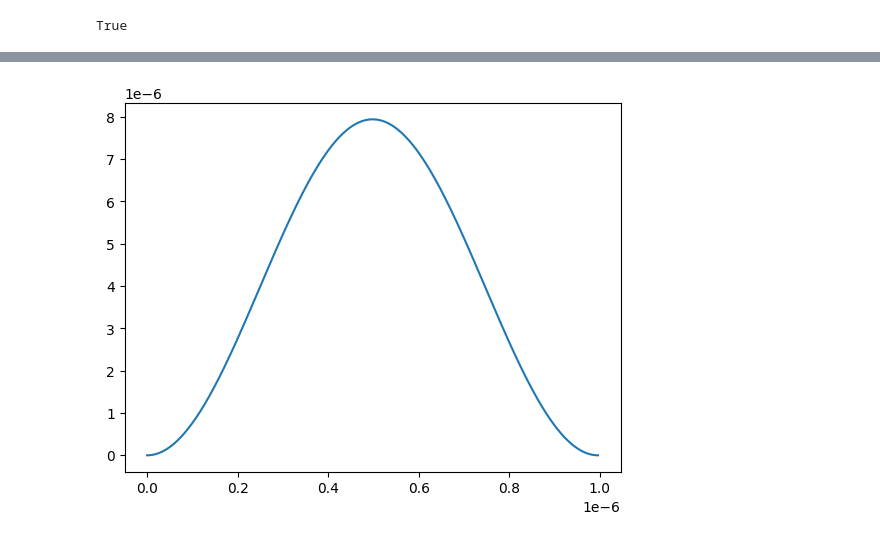
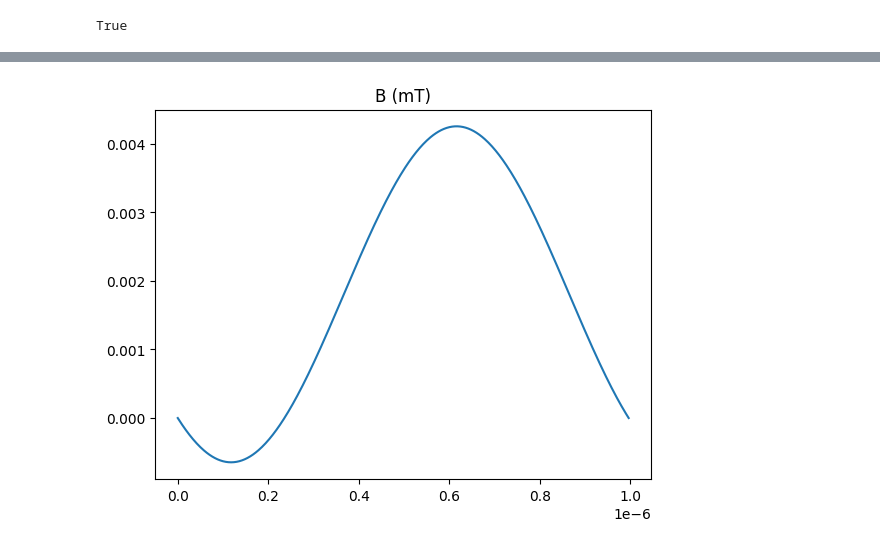
Before and after one commit to mainCSG/QuantumDotControl, a Jupyter notebook: optimal_control/optimal_unitary.ipynb, the cells around one changed output, grey strips where cells are left out. Saved outputs shown, nothing was run; the diff lists cells and outputs as text; code cells hidden in the pictures.

```diff
--- a/optimal_control/optimal_unitary.ipynb
+++ b/optimal_control/optimal_unitary.ipynb
@@ -154,6 +143,17 @@ def bloch_animation(spin_num, rhos, rho_final, plot=False, bloch_sphere=False):
 
     else:
         return r
+# %%
+# Dice up the time
+Ti, Tf = 0, 1e-6 # seconds
+
+dt = 0.2e-8 # seconds
+M = int((Tf-Ti)/dt)
+t_units = np.arange(Ti, Tf-dt, dt)
+
+# Number of spins
+N = 2
+isDispersive = False
 # %%
 # Fourier series expansion
 def fourier_series(t,*coeffs):
@@ -182,9 +182,9 @@ def phi_fourier_series(t, *coeffs):
 
     omega = 2 * np.pi / (t[-1]-t[0])
     f = torch.zeros_like(t, dtype=exp_dtype)
-    f += coeffs[0][-1]
+    # f += coeffs[0][-1]
     a = coeffs[0][:n//2]
-    b = coeffs[0][n//2:-1]
+    b = coeffs[0][n//2:]
 
     for i in range(len(a)):
         f += a[i].repeat(len(t)) * np.sin(i * omega * t)
@@ -193,32 +193,52 @@ def phi_fourier_series(t, *coeffs):
     f -= torch.sum(b).repeat(len(t)) * np.cos(i * omega * t) # ensures start and stop @ zero
     return f
 
-K = 2 # Number of harmonics
+bandwidth = 1e9 # Hz
+omega = 2 * np.pi / (Tf-Ti)
+max_K = bandwidth // omega
+K = 2# Number of harmonics
 B_rf_scale = 1e5
 g_scale = 1e7
-B_rf_coeffs = Variable(torch.tensor(np.random.randn(2 * K - 1)/B_rf_scale, dtype=exp_dtype), requires_grad=True)
-g_coeffs =  Variable(torch.tensor(np.random.randn(N, 2 * K - 1)/g_scale, dtype=exp_dtype), requires_grad=True)
-phi_coeffs = Variable(torch.tensor(np.random.randn(2 * K ), dtype=exp_dtype), requires_grad=True)
+
+B_rf_coeffs = Variable(torch.tensor(np.random.randn(2 * K)/B_rf_scale, dtype=torch.float32), requires_grad=True)
+phi_coeffs = Variable(torch.tensor(np.random.randn(2 * K), dtype=torch.float32), requires_grad=True)
 
 t_units_tensor = torch.tensor(t_units)
 
 B_rf = fourier_series(t_units_tensor, B_rf_coeffs)
-g_fourier = g_fourier_series(t_units_tensor, g_coeffs)
 phi = phi_fourier_series(t_units_tensor, phi_coeffs)
 
-g = []
-for g_ in g_fourier:
-    g.append(Variable(torch.tensor(g_, dtype=exp_dtype), requires_grad=True))
+# g = []
+# g_fourier = g_fourier_series(t_units_tensor, g_coeffs)
+# for g_ in g_fourier:
+#     g.append(Variable(torch.tensor(g_, dtype=exp_dtype), requires_grad=True))
 
-B_rf = Variable(torch.tensor(B_rf, dtype=exp_dtype), requires_grad=True)
-phi = Variable(torch.tensor(phi, dtype=exp_dtype), requires_grad=True)
+# B_rf = Variable(torch.tensor(B_rf, dtype=exp_dtype), requires_grad=True)
+# phi = Variable(torch.tensor(phi, dtype=exp_dtype), requires_grad=True)
 
-J_scale = 20000/((6.242e-18) * 1e-6) # ~ 0.05 ueV
+J_scale = 2e8/((6.242e-18) * 1e-6) # ~ 0.05 ueV
+
+def construct_g_signal(t, sigma, *coeffs):
+    g = torch.zeros_like(t, dtype=exp_dtype)
+    skip = int(2.5 * sigma // dt) # skip 2.5 standard deviations to ensure start and stop @ basically zero
+    step = skip
+    for i in range(skip, M-skip,step):
+        gaussian = torch.exp(-(t - i * dt)**2 / (2 * sigma**2)) / g_scale
+        g += coeffs[0][i].repeat(len(t)) * gaussian
+    return g
+
+def build_g(t, sigma, *coeffs):
+    num_of_g = coeffs[0].shape[0]
+    all_gs = []
+    for i in range(num_of_g):
+        all_gs.append(construct_g_signal(t, sigma, coeffs[0][i]))
+    return all_gs
 
 def construct_J_signal(t, sigma, *coeffs):
     J = torch.zeros_like(t, dtype=exp_dtype)
     skip = int(2.5 * sigma // dt) # skip 2.5 standard deviations to ensure start and stop @ basically zero
-    for i in range(skip, M-skip, 2):
+    step = skip
+    for i in range(skip, M-skip, step):
         gaussian = torch.exp(-(t - i * dt)**2 / (2 * sigma**2)) / J_scale
         J += coeffs[0][i].repeat(len(t)) * gaussian
     return J
@@ -230,25 +250,45 @@ def build_J(t, sigma, *coeffs):
         all_Js.append(construct_J_signal(t, sigma, coeffs[0][i]))
     return all_Js
 
-J_modes = 5
-J_coeffs =  Variable(torch.tensor(np.random.randn(N-1, M)*0, dtype=exp_dtype), requires_grad=True) # Random initial coefficients
 
-sigma = 25 * dt
-J = build_J(t_units_tensor, sigma, torch.abs(J_coeffs))
+g_sigma = 20
 
-plt.plot(t_units, B_rf.cpu().detach().numpy())
+g_coeffs =  Variable(torch.tensor(np.random.randn(N, M), dtype=torch.float32), requires_grad=True) # Random initial coefficients
+
+g_gaussian = False
+if g_gaussian:
+    g = build_g(t_units_tensor, g_sigma * dt ,torch.abs( g_coeffs))
+else:
+    g_coeffs =  Variable(torch.tensor(np.random.randn(N, 2 * K )/g_scale, dtype=exp_dtype), requires_grad=True)
+    g = []
+    g_fourier = g_fourier_series(t_units_tensor, g_coeffs)
+    for g_ in g_fourier:
+        g.append(Variable(torch.tensor(g_, dtype=exp_dtype), requires_grad=True))
+
+
+J_sigma = 25
+
+J_coeffs =  Variable(torch.tensor(np.random.randn(N-1, M), dtype=torch.float32), requires_grad=True) # Random initial coefficients
+J = build_J(t_units_tensor, J_sigma * dt, torch.abs(J_coeffs))
+
+
+plt.plot(t_units, B_rf.cpu().detach().numpy()/1e-3)
+plt.title("B (mT)")
 plt.show()
 
 for J_ in J:
     plt.plot(t_units, J_.cpu().detach().numpy()/((6.242e-18) * 1e-6))
+plt.title("J")
 plt.show()
 
 for g_ in g:
     plt.plot(t_units, g_.cpu().detach().numpy())
+plt.title("g")
 plt.show()
 
 
 plt.plot(t_units, phi.cpu().detach().numpy())
+plt.title("phi")
 plt.show()
 # %% [output]
 To copy construct from a tensor, it is recommended to use sourceTensor.clone().detach() or sourceTensor.clone().detach().requires_grad_(True), rather than torch.tensor(sourceTensor).
@@ -261 +298 @@ To copy construct from a tensor, it is recommended to use sourceTensor.clone().d
-[figure, old version]
+[figure, new version]
```
Also changed, not shown: parts of 9 cells of this notebook, 9 other files.
